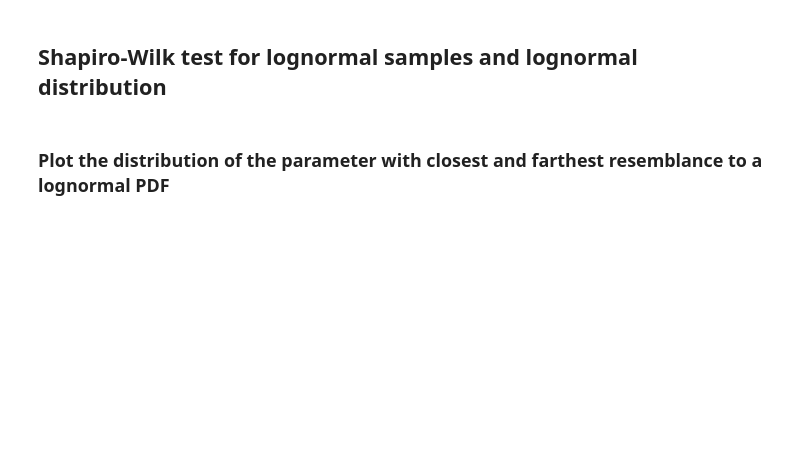
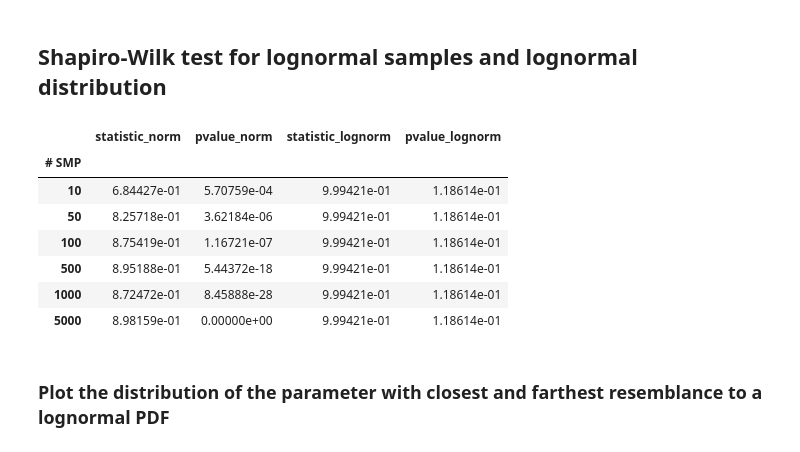
Before and after one commit to luca-fiorito-11/sandy, a Jupyter notebook: notebooks/notebook_shapiro.ipynb, the cells around one changed output. Saved outputs shown, nothing was run; the diff lists cells and outputs as text; code cells hidden in the pictures; blank space fills up the shorter version.

```diff
--- a/notebooks/notebook_shapiro.ipynb
+++ b/notebooks/notebook_shapiro.ipynb
@@ -60,17 +83,26 @@ fig.tight_layout()
 # %%
 stat_norm = []
 stat_lognorm = []
 for n in [10, 50, 100, 500, 1000, 5000]:
-    df = smp_lognorm.test_shapiro(pdf="normal", size=n)
+    df = test_shapiro(smp_lognorm, pdf="normal", size=n)
     idx = df.statistic.idxmin()
     stat_norm.append(df.loc[idx].rename(n))
 
-    df = smp_lognorm.test_shapiro(pdf="lognormal", size=n)
+    df = test_shapiro(smp_lognorm, pdf="lognormal", size=n)
     idx = df.statistic.idxmin()
     stat_lognorm.append(df.loc[idx].rename(n))
 
 opts = dict(left_index=True, right_index=True, suffixes=("_norm", "_lognorm"))
 pd.DataFrame(stat_norm).merge(pd.DataFrame(stat_lognorm), **opts).rename_axis("# SMP")
+# %% [output]
+|  | statistic_norm | pvalue_norm | statistic_lognorm | pvalue_lognorm |
+| # SMP |  |  |  |  |
+| 10 | 6.84427e-01 | 5.70759e-04 | 9.99421e-01 | 1.18614e-01 |
+| 50 | 8.25718e-01 | 3.62184e-06 | 9.99421e-01 | 1.18614e-01 |
+| 100 | 8.75419e-01 | 1.16721e-07 | 9.99421e-01 | 1.18614e-01 |
+| 500 | 8.95188e-01 | 5.44372e-18 | 9.99421e-01 | 1.18614e-01 |
+| 1000 | 8.72472e-01 | 8.45888e-28 | 9.99421e-01 | 1.18614e-01 |
+| 5000 | 8.98159e-01 | 0.00000e+00 | 9.99421e-01 | 1.18614e-01 |
 # %% [markdown]
 ### Plot the distribution of the parameter with closest and farthest resemblance to a lognormal PDF
 # %%
```
Also changed, not shown: parts of 5 cells of this notebook.
